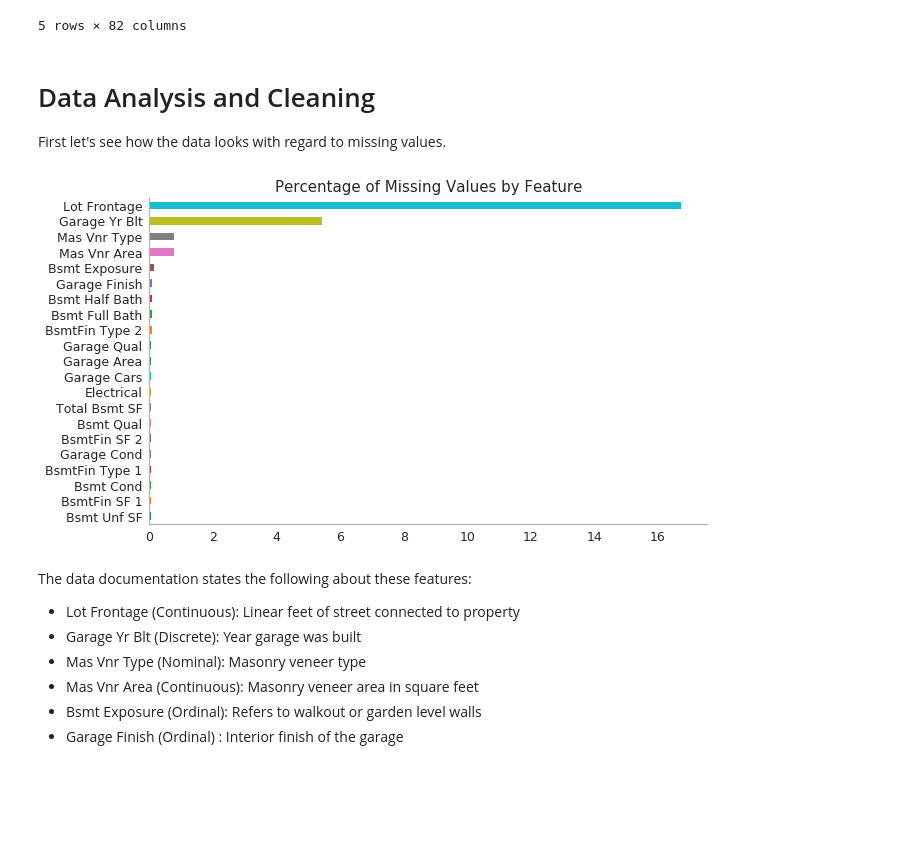
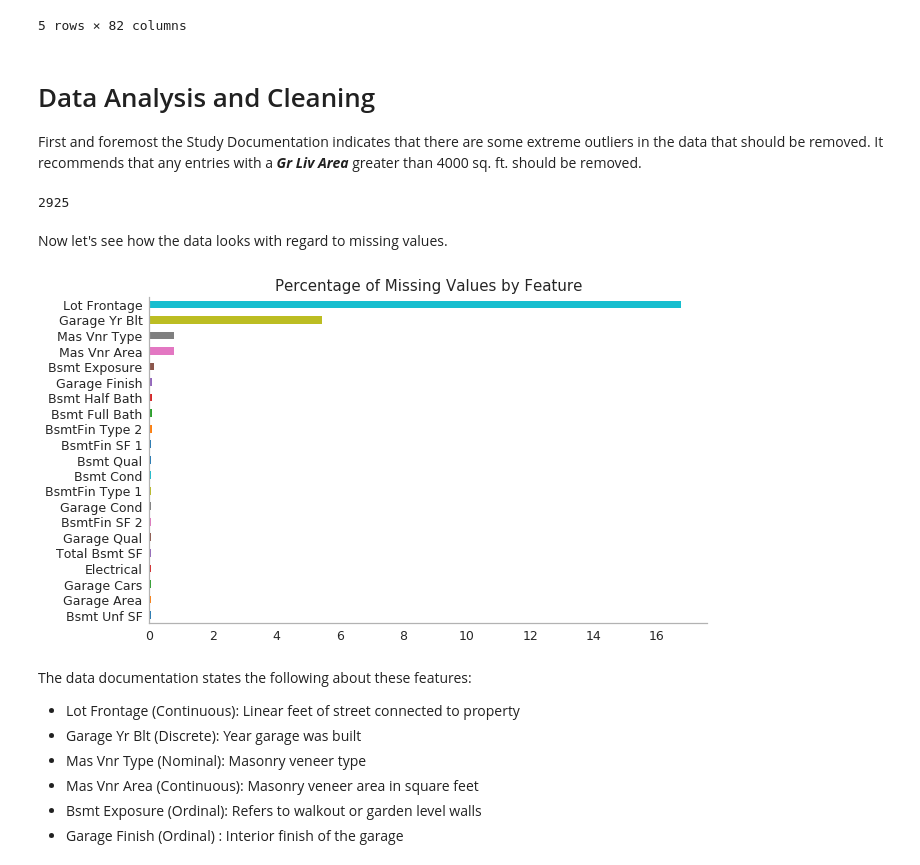
Before and after one commit to Adam-Klaum/house_prices_lr, a Jupyter notebook: house_prices_lr.ipynb, the cells around one changed output. Drawn from its saved outputs; the diff is of its cells as text; code cells hidden in the pictures; blank space fills up the shorter version.

```diff
--- a/house_prices_lr.ipynb
+++ b/house_prices_lr.ipynb
@@ -49,31 +61,24 @@ housing.head()
 | 3 | 4 | 526353030 | 20 | RL | 93.0 | 11160 | Pave | NA | Reg | ... |
 | 4 | 5 | 527105010 | 60 | RL | 74.0 | 13830 | Pave | NA | IR1 | ... |
 5 rows × 82 columns
+# %% [markdown]
+# Data Analysis and Cleaning
+
+First and foremost the Study Documentation indicates that there are some extreme outliers in the data that should be removed.  It recommends that any entries with a ***Gr Liv Area*** greater than 4000 sq. ft. should be removed.
+# %%
+house_area = housing['Gr Liv Area'] < 4000
+housing = housing[house_area]
+housing.shape[0]
+# %% [output]
+2925
 # %% [markdown]
-# Data Analysis and Cleaning
-
-First let's see how the data looks with regard to missing values.
+Now let's see how the data looks with regard to missing values.
 # %%
-def missing_data(df, thresh=None):
-
-    missing_vals = df.isnull().sum()
-    missing_vals = missing_vals[missing_vals > 0]
-    missing_vals = missing_vals.apply(lambda x: x / df.shape[0] * 100)
-
-    if thresh:
-
-        missing_vals = missing_vals[missing_vals > thresh]
-
-    missing_vals = missing_vals.sort_values()
-
-    return missing_vals
-
-
-missing_data(housing).sort_values().plot(kind='barh', figsize=(10,6))
+housing[housing.columns[housing.isnull().any()]].isnull().sum().sort_values().apply(lambda x: x / housing.shape[0] * 100).plot(kind='barh', figsize=(10,6))
 plt.title('Percentage of Missing Values by Feature')
 sns.despine()
 # %% [output]
-[figure, old version]
+[figure, new version]
 # %% [markdown]
 The data documentation states the following about these features:
 
```
Also changed, not shown: parts of 44 cells of this notebook.
